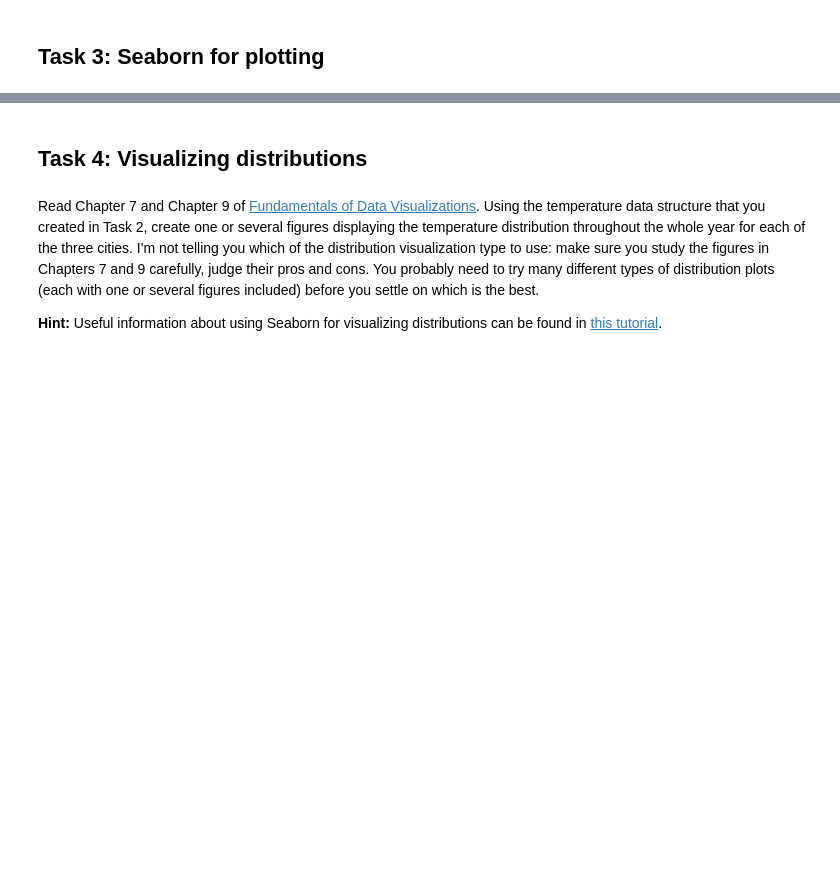
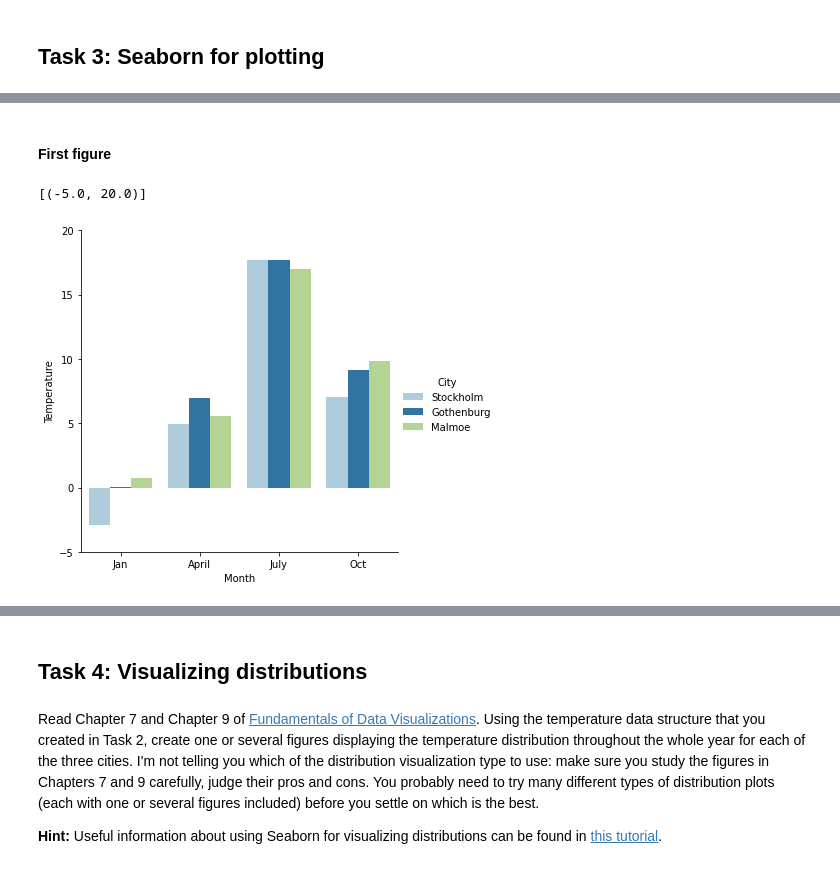
Before and after one commit to elvinafahlgren/Visualization, a Jupyter notebook: worksheet-2.ipynb, the cells around one changed output, grey strips where cells are left out. Saved outputs shown, nothing was run; the diff lists cells and outputs as text; code cells hidden in the pictures; blank space fills up the shorter version.

```diff
--- a/worksheet-2.ipynb
+++ b/worksheet-2.ipynb
@@ -66,3 +79,13 @@ Write code below to load the 3 CSV files using the Pandas `DataFrame` structure.
 Then combine the 3 data structures in a new `DataFrame` with a new column labelled "City" taking the values "Stockholm", "Gothenburg", or "Malmoe". Save your new Pandas data structure as a new CSV file.
 # %%
 # Your code-cells here
+
+# load CSV files
+gothenburg = pd.read_csv("smhi-gothenburg.csv")
+malmoe = pd.read_csv("smhi-malmoe.csv")
+stockholm = pd.read_csv("smhi-stockholm.csv")
+
+combined = pd.concat([stockholm, gothenburg, malmoe], keys = ['Stockholm', 'Gothenburg', 'Malmoe'], names = ['City', 'Row ID'])
+
+combined.to_csv('smhi-combined.csv')
+print(combined)
@@ -85,3 +126,13 @@ Using the temperature `DataFrame` from Task 2, create two figures displaying the
 - The second figure should also be a grouped bar plot, but now the group is the months. On the x-axis you should have the cities.
 
 Try to make your plots as identical as possible to [Figure 6.7 and 6.8 of the book](https://clauswilke.com/dataviz/visualizing-amounts.html) (but of course with different data and labels). To do this, it is helpful to first read the [Seaborn Plot aesthetics tutorial](https://seaborn.pydata.org/tutorial.html).
+# %%
+# data frame of avegare temperature
+avg = pd.DataFrame(combined.groupby(["City", "Month"])["Temperature"].mean())
+# make 'City' and 'Month to columns
+avg = avg.reset_index(level=['City', 'Month'])
+
+# replace month index to month string
+avg["Month"] = avg["Month"].replace({1 : "Jan", 2 : "Feb", 3: "Mar", 4 : "April", 5 :"May", 6 : "Juni", 7 : "July", 8 : "Aug", 9 : "Sep", 10 : "Oct", 11 : "Nov", 12 : "Dec"})
+
+print(avg)
@@ -88,2 +157,12 @@ Try to make your plots as identical as possible to [Figure 6.7 and 6.8 of the bo
+# %% [markdown]
+#### First figure
 # %%
-# Your code-cell for the first figure here
+# uses a qualitative color palette since it is good for representing categorical data
+plot = sns.catplot(x = "Month", order = ["Jan", "April", "July", "Oct"], y = "Temperature", hue = "City", palette = "Paired", kind = "bar", data = avg)
+
+plot.ax.set(ylim=(-5,20))
+
+#plot = plot.ax.bar(1, 1, bottom=-10)
+# %% [output]
+[(-5.0, 20.0)]
+[figure, added]
```
Also changed, not shown: parts of 12 cells of this notebook, 4 other files.
